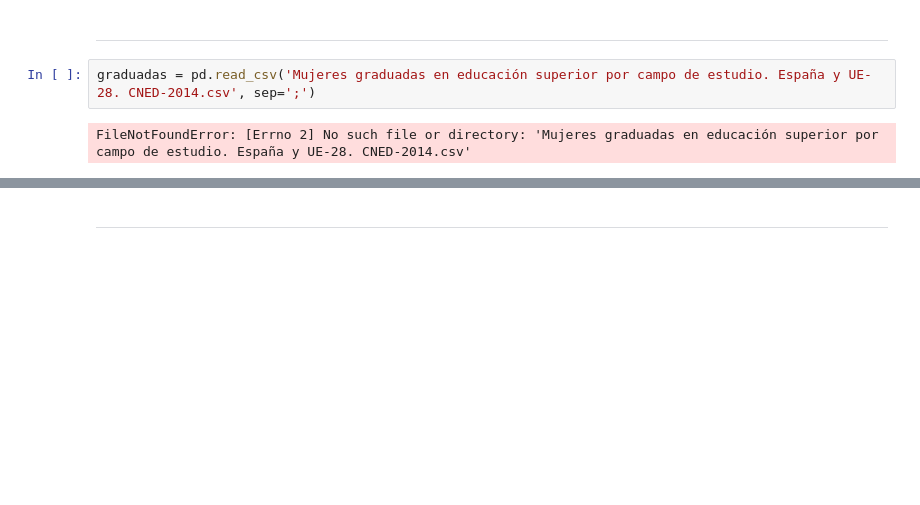
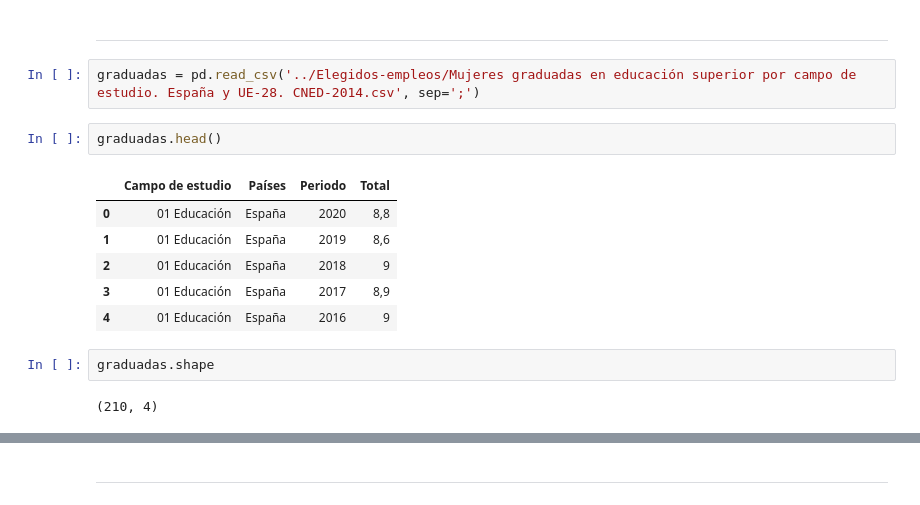
Before and after one commit to Aniitaa7/pairprogramming-mod-4-sprint-2-ANA_MARIA, a Jupyter notebook: jupyters/EDA-elegidos.ipynb, the cells around one changed output, grey strips where cells are left out. Cells and saved outputs as stored; diff of their text form; blank space fills up the shorter version.

Commit message:
fix EDA-elegidos

```diff
--- a/jupyters/EDA-elegidos.ipynb
+++ b/jupyters/EDA-elegidos.ipynb
@@ -75,6 +75,17 @@ dtype: int64
 # %% [markdown]
 -------------------------------------------
 # %%
-graduadas = pd.read_csv('Mujeres graduadas en educación superior por campo de estudio. España y UE-28. CNED-2014.csv', sep=';')
+graduadas = pd.read_csv('../Elegidos-empleos/Mujeres graduadas en educación superior por campo de estudio. España y UE-28. CNED-2014.csv', sep=';')
-# %% [output]
-FileNotFoundError: [Errno 2] No such file or directory: 'Mujeres graduadas en educación superior por campo de estudio. España y UE-28. CNED-2014.csv'
+# %%
+graduadas.head()
+# %% [output]
+|  | Campo de estudio | Países | Periodo | Total |
+| 0 | 01 Educación | España | 2020 | 8,8 |
+| 1 | 01 Educación | España | 2019 | 8,6 |
+| 2 | 01 Educación | España | 2018 | 9 |
+| 3 | 01 Educación | España | 2017 | 8,9 |
+| 4 | 01 Educación | España | 2016 | 9 |
+# %%
+graduadas.shape
+# %% [output]
+(210, 4)
```
Also changed, not shown: parts of 8 cells of this notebook.
